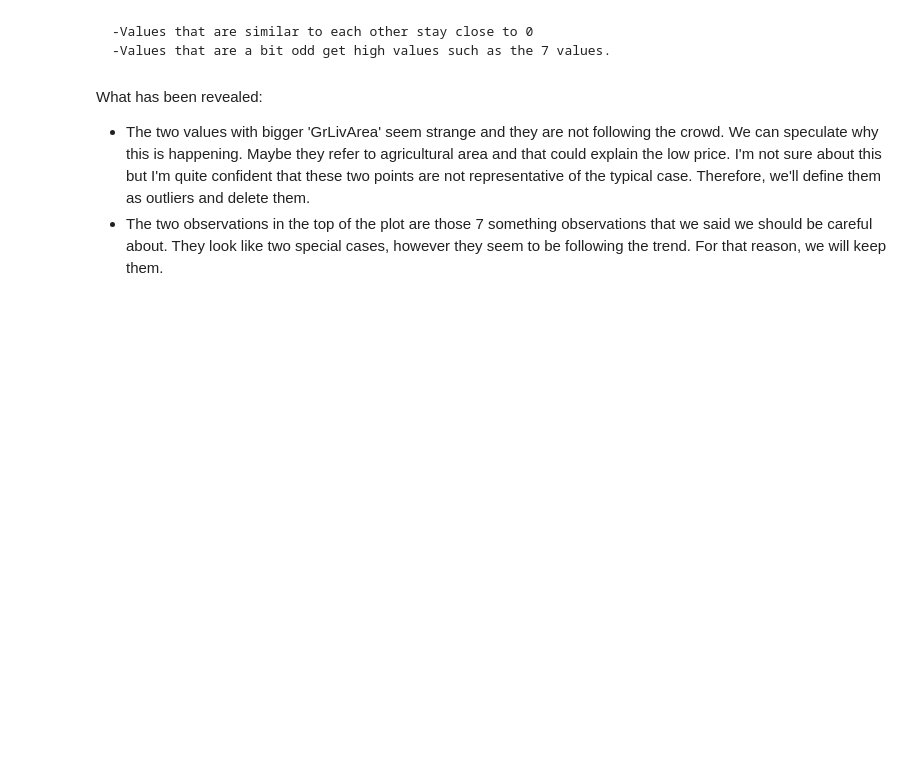
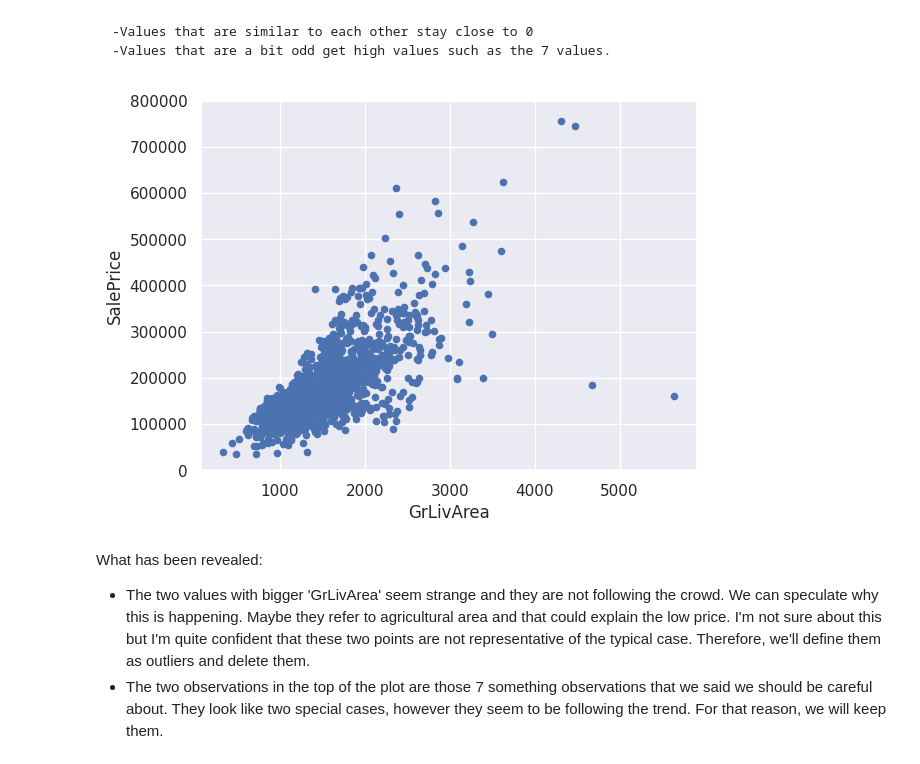
Before and after one commit to jayportfolio/capstone_streamlit, a Jupyter notebook: capstone/step 06/house-prices-prediction-using-keras.ipynb, the cells around one changed output. Saved outputs shown, nothing was run; the diff lists cells and outputs as text; code cells hidden in the pictures; blank space fills up the shorter version.

```diff
--- a/capstone/step 06/house-prices-prediction-using-keras.ipynb
+++ b/capstone/step 06/house-prices-prediction-using-keras.ipynb
@@ -141,10 +192,13 @@ print(high_range)
     -Values that are similar to each other stay close to 0
     -Values that are a bit odd get high values such as the 7 values.
 # %%
+if show_graphs:
 #bivariate analysis saleprice/grlivarea
 var = 'GrLivArea'
 data = pd.concat([df_train['SalePrice'], df_train[var]], axis=1)
 data.plot.scatter(x=var, y='SalePrice', ylim=(0,800000));
+# %% [output]
+[figure, added]
 # %% [markdown]
 What has been revealed:
 
```
Also changed, not shown: parts of 20 cells of this notebook, 5 other files.
